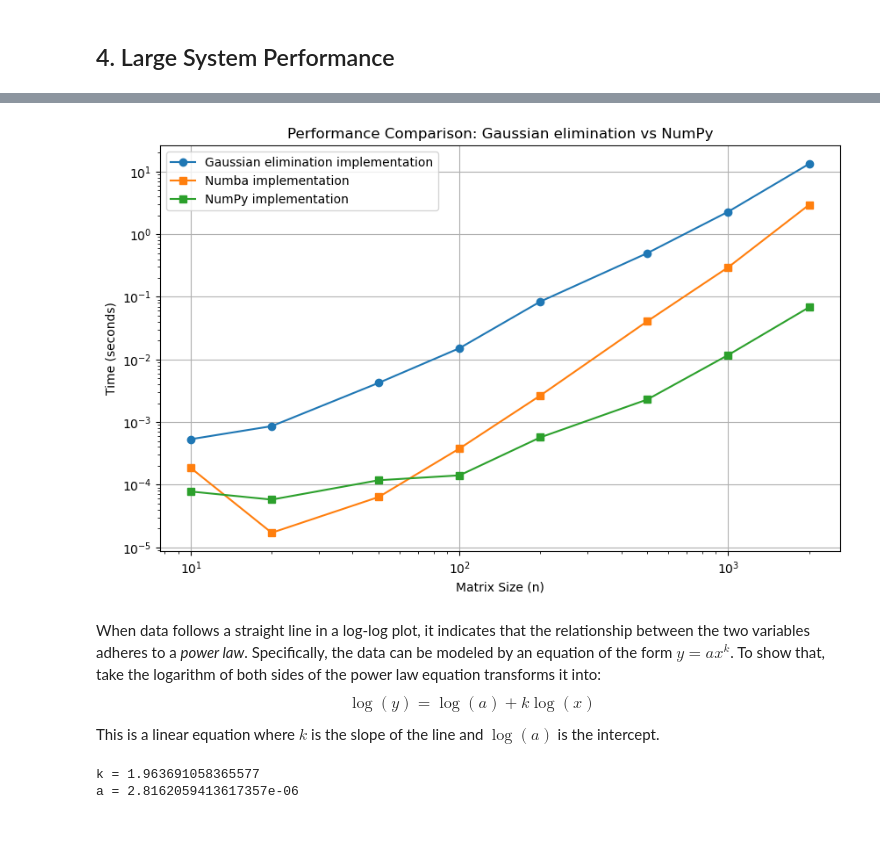
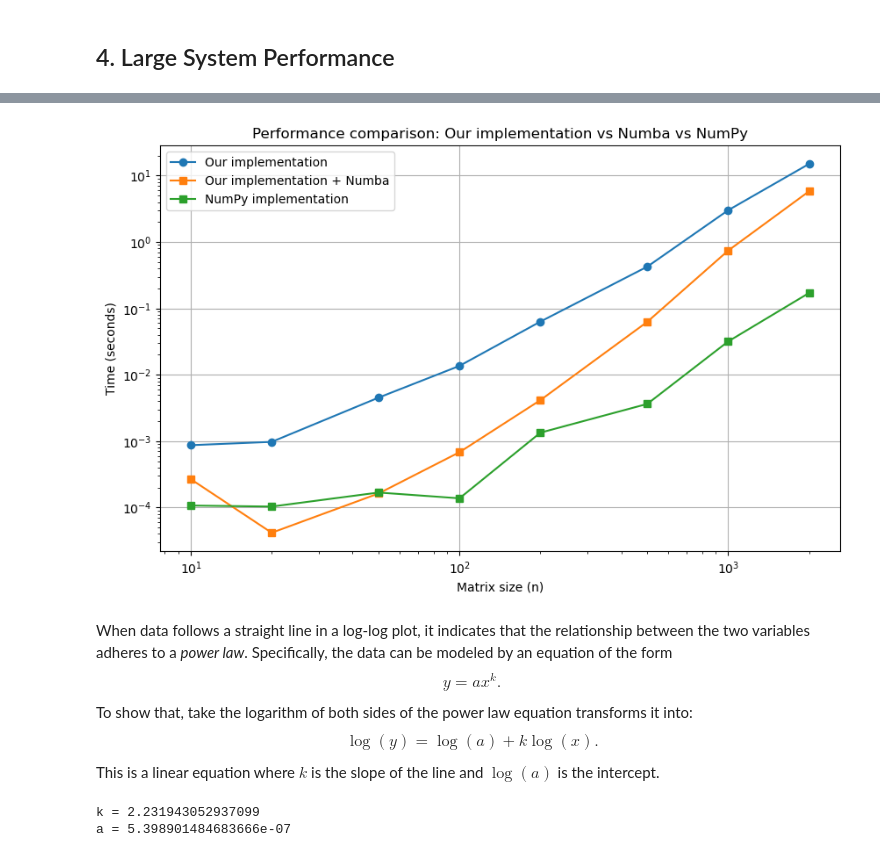
Before and after one commit to diegoandresalvarez/metodosnumericos, a Jupyter notebook: codigo/02_sistemas_ecuaciones_lineales/gauss_elimination_with_backsubstitution.ipynb, the cells around one changed output, grey strips where cells are left out. Drawn from its saved outputs; the diff is of its cells as text; code cells hidden in the pictures; blank space fills up the shorter version.

```diff
--- a/codigo/02_sistemas_ecuaciones_lineales/gauss_elimination_with_backsubstitution.ipynb
+++ b/codigo/02_sistemas_ecuaciones_lineales/gauss_elimination_with_backsubstitution.ipynb
@@ -72,7 +72,7 @@ Gaussian elimination with backsubstitution consists of two main phases:
 ### 2.1 Visualization Functions
 # %%
 def print_matrix(matrix, precision=4):
-    """Pretty print a matrix with a vertical line before the last column"""
+    """Pretty print an augmented matrix with colored-blue last column"""
     m, n = matrix.shape
 
     df = pd.DataFrame(np.round(matrix, precision))
@@ -190,12 +190,28 @@ The backsubstitution phase solves for the unknowns starting from the last equati
    $$x_i = \frac{b_i' - \sum_{j=i+1}^{n} a_{ij}'x_j}{a_{ii}'}$$
 # %%
 def backsubstitution(augmented):
-    n = augmented.shape[0]
+    """
+    Solve a system of linear equations using Gaussian elimination with backsubstitution.
+
+    Parameters:
+        augmented (numpy.ndarray): Augmented matrix in row echelon form (n, n+1)
+
+    Returns:
+        numpy.ndarray: Solution vector x of shape (n,)
+    """
+    n, m = augmented.shape
+
+    if n+1 != m:
+        raise ValueError("Augmented matrix must be have size (n, n+1)")
+
+    # Views over "augmented" for code clarity
+    A = augmented[:, :n]
+    b = augmented[:, -1]
 
     # Backsubstitution
     x = np.zeros(n)
     for i in range(n-1, -1, -1):  # Start from the last row and move upward
-        x[i] = (augmented[i, n] - np.sum(augmented[i, i+1:n]*x[i+1:n]))/augmented[i, i]
+        x[i] = (b[i] - np.sum(A[i, i+1:n]*x[i+1:n]))/A[i, i]
 
     return x
 # %% [markdown]
@@ -545,37 +563,36 @@ Performance Comparison:
 # %%
 # Plot the performance comparison
 ge_times = df['Time GE']
-nge_times = df['Time NGE']
+nu_times = df['Time Numba']
 np_times = df['Time NumPy']
 
 plt.figure(figsize=(10, 6))
-plt.plot(sizes, ge_times, 'o-',  label='Gaussian elimination implementation')
-plt.plot(sizes, nge_times, 's-', label='Numba implementation')
-plt.plot(sizes, np_times, 's-',  label='NumPy implementation')
-plt.xlabel('Matrix Size (n)')
+plt.plot(sizes, ge_times, 'o-', label='Our implementation')
+plt.plot(sizes, nu_times, 's-', label='Our implementation + Numba')
+plt.plot(sizes, np_times, 's-', label='NumPy implementation')
+plt.xlabel('Matrix size (n)')
 plt.ylabel('Time (seconds)')
-plt.title('Performance Comparison: Gaussian elimination vs NumPy')
+plt.title('Performance comparison: Our implementation vs Numba vs NumPy')
 plt.legend()
 plt.grid(True)
 plt.xscale('log')
 plt.yscale('log')
-
-#k, log_a = np.polyfit(np.log(sizes), np.log(ge_times), 1)
+#k, log_a = np.polyfit(np.log(sizes[2:]), np.log(ge_times[2:]), 1)
 #plt.plot(sizes, np.exp(log_a)*sizes**k)
-
-plt.show()
 # %% [output]
-[figure, old version]
+[figure, new version]
 # %% [markdown]
-When data follows a straight line in a log-log plot, it indicates that the relationship between the two variables adheres to a *power law*. Specifically, the data can be modeled by an equation of the form $y = ax^k$. To show that, take the logarithm of both sides of the power law equation transforms it into:
+When data follows a straight line in a log-log plot, it indicates that the relationship between the two variables adheres to a *power law*. Specifically, the data can be modeled by an equation of the form
+$$y = ax^k.$$
+To show that, take the logarithm of both sides of the power law equation transforms it into:
 $$
-   \log(y) = \log(a) + k\log(x)
+   \log(y) = \log(a) + k\log(x).
 $$
 This is a linear equation where $k$ is the slope of the line and $\log(a)$ is the intercept.
 # %%
-k, log_a = np.polyfit(np.log(sizes), np.log(ge_times), 1)
+k, log_a = np.polyfit(np.log(sizes[2:]), np.log(ge_times[2:]), 1)
 print("k =", k)
 print("a =", np.exp(log_a))
 # %% [output]
-k = 1.963691058365577
-a = 2.8162059413617357e-06
+k = 2.231943052937099
+a = 5.398901484683666e-07
```
Also changed, not shown: parts of 11 cells of this notebook.
